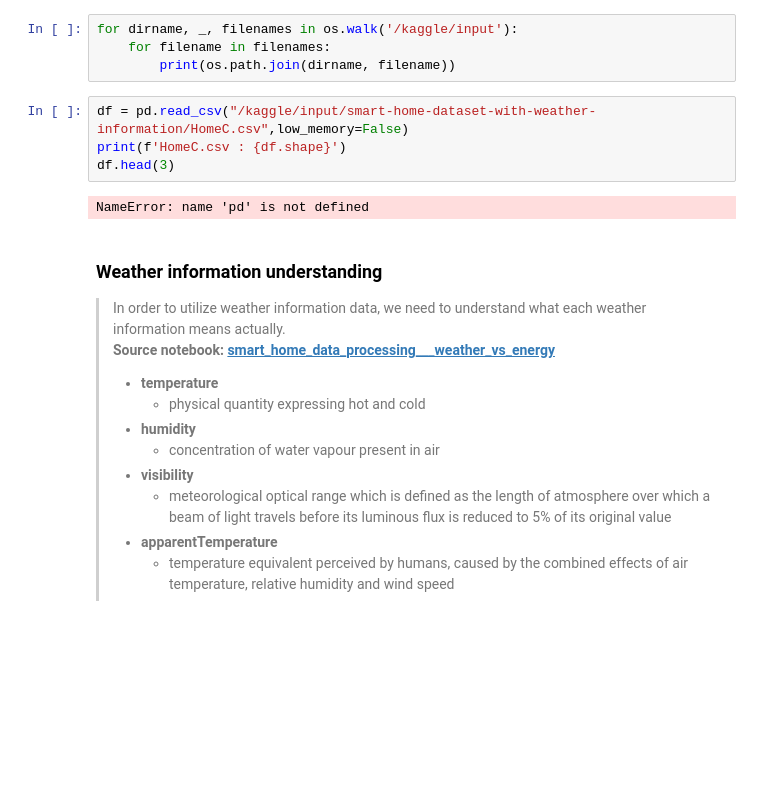
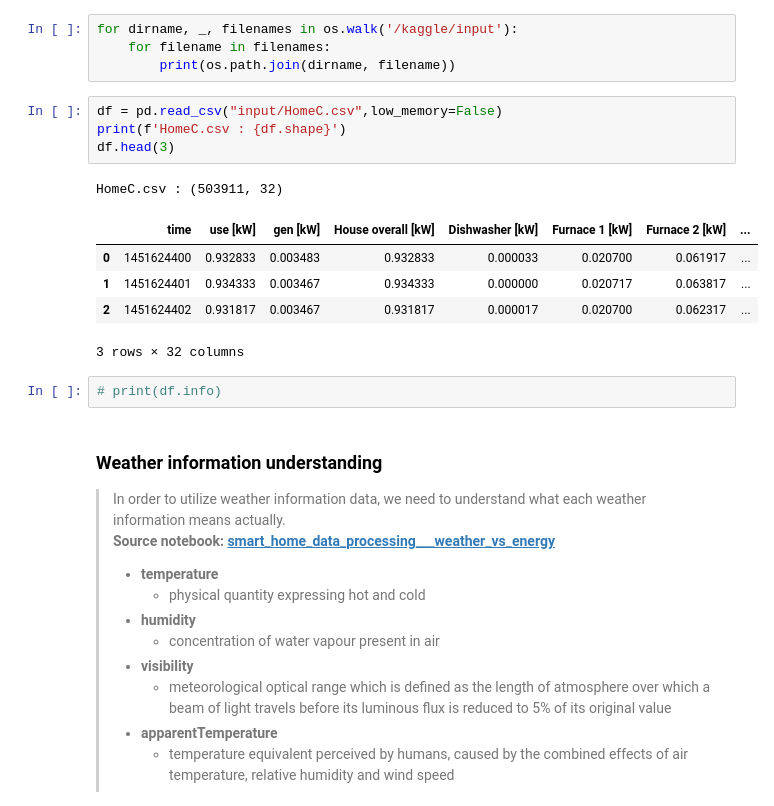
Before and after one commit to mhopk19/GRIDPredict, a Jupyter notebook: change-detection-forecasting-in-smart-home.ipynb, the cells around one changed output. Cells and saved outputs as stored; diff of their text form; blank space fills up the shorter version.

```diff
--- a/change-detection-forecasting-in-smart-home.ipynb
+++ b/change-detection-forecasting-in-smart-home.ipynb
@@ -105,11 +108,18 @@ for dirname, _, filenames in os.walk('/kaggle/input'):
     for filename in filenames:
         print(os.path.join(dirname, filename))
 # %%
-df = pd.read_csv("/kaggle/input/smart-home-dataset-with-weather-information/HomeC.csv",low_memory=False)
+df = pd.read_csv("input/HomeC.csv",low_memory=False)
 print(f'HomeC.csv : {df.shape}')
 df.head(3)
 # %% [output]
-NameError: name 'pd' is not defined
+HomeC.csv : (503911, 32)
+|  | time | use [kW] | gen [kW] | House overall [kW] | Dishwasher [kW] | Furnace 1 [kW] | Furnace 2 [kW] | ... |
+| 0 | 1451624400 | 0.932833 | 0.003483 | 0.932833 | 0.000033 | 0.020700 | 0.061917 | ... |
+| 1 | 1451624401 | 0.934333 | 0.003467 | 0.934333 | 0.000000 | 0.020717 | 0.063817 | ... |
+| 2 | 1451624402 | 0.931817 | 0.003467 | 0.931817 | 0.000017 | 0.020700 | 0.062317 | ... |
+3 rows × 32 columns
+# %%
+# print(df.info)
 # %% [markdown]
 ### Weather information understanding
 >In order to utilize weather information data, we need to understand what each weather information means actually.
```
Also changed, not shown: parts of 34 cells of this notebook.
